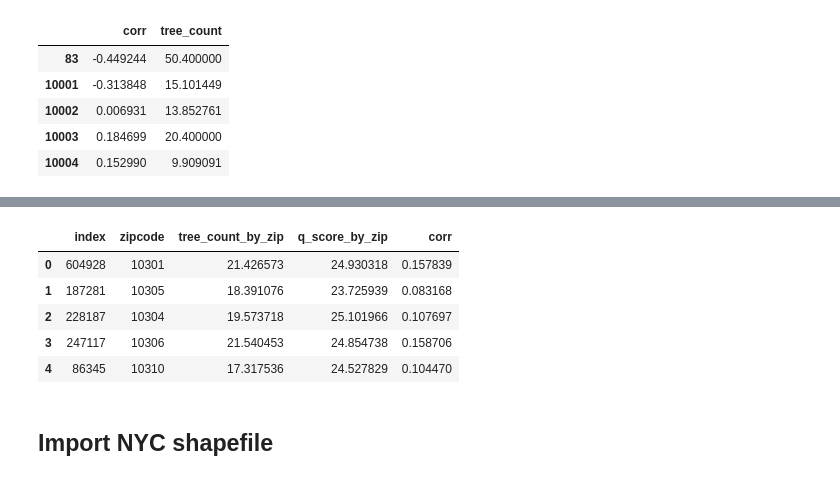
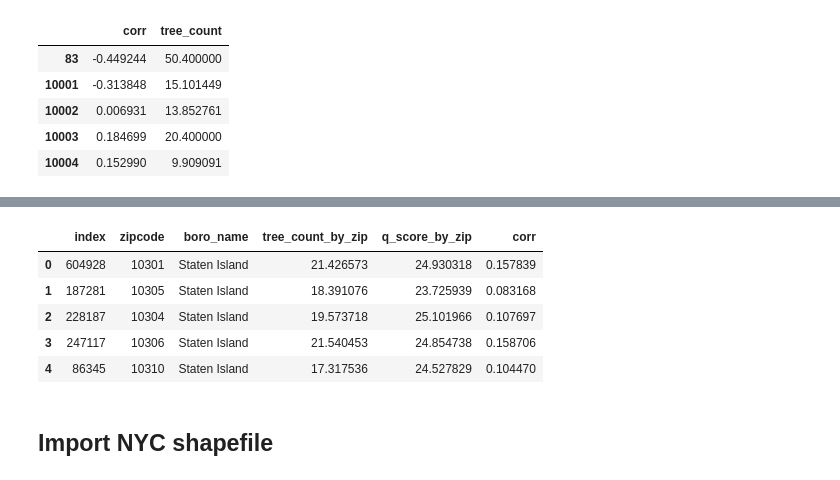
Before and after one commit to lizkalina/smart-cities, a Jupyter notebook: Tree Census Exploration.ipynb, the cells around one changed output, grey strips where cells are left out. Drawn from its saved outputs; the diff is of its cells as text; code cells hidden in the pictures.

```diff
--- a/Tree Census Exploration.ipynb
+++ b/Tree Census Exploration.ipynb
@@ -182,7 +189,7 @@ trees_zip.head()
 | 203577 | Staten Island | 10305 | Grasmere-Arrochar-Ft. Wadsworth | 50064001000 | 12 | 23.437673 | 0.083168 | 18.391076 |
 # %%
 zip_mean_score = no_dup.groupby('zipcode')['q_score'].mean().to_frame()
-score_tree_zip = pd.merge(trees_zip, zip_score, how='left', left_on='zipcode', right_index=True, suffixes=('', '_by_zip'))
+score_tree_zip = pd.merge(trees_zip, zip_mean_score, how='left', left_on='zipcode', right_index=True, suffixes=('', '_by_zip'))
 # %%
 score_tree_zip.head()
 # %% [output]
@@ -193,15 +200,15 @@ score_tree_zip.head()
 | 161121 | Staten Island | 10304 | Grymes Hill-Clifton-Fox Hills | 50040001000 | 19 | 22.888495 | 0.107697 | 19.573718 | ... |
 | 203577 | Staten Island | 10305 | Grasmere-Arrochar-Ft. Wadsworth | 50064001000 | 12 | 23.437673 | 0.083168 | 18.391076 | ... |
 # %%
-by_zip = score_tree_zip[['zipcode','tree_count_by_zip','q_score_by_zip','corr']].drop_duplicates().reset_index()
+by_zip = score_tree_zip[['zipcode','boro_name','tree_count_by_zip','q_score_by_zip','corr']].drop_duplicates().reset_index()
 by_zip.head()
 # %% [output]
-|  | index | zipcode | tree_count_by_zip | q_score_by_zip | corr |
-| 0 | 604928 | 10301 | 21.426573 | 24.930318 | 0.157839 |
-| 1 | 187281 | 10305 | 18.391076 | 23.725939 | 0.083168 |
-| 2 | 228187 | 10304 | 19.573718 | 25.101966 | 0.107697 |
-| 3 | 247117 | 10306 | 21.540453 | 24.854738 | 0.158706 |
-| 4 | 86345 | 10310 | 17.317536 | 24.527829 | 0.104470 |
+|  | index | zipcode | boro_name | tree_count_by_zip | q_score_by_zip | corr |
+| 0 | 604928 | 10301 | Staten Island | 21.426573 | 24.930318 | 0.157839 |
+| 1 | 187281 | 10305 | Staten Island | 18.391076 | 23.725939 | 0.083168 |
+| 2 | 228187 | 10304 | Staten Island | 19.573718 | 25.101966 | 0.107697 |
+| 3 | 247117 | 10306 | Staten Island | 21.540453 | 24.854738 | 0.158706 |
+| 4 | 86345 | 10310 | Staten Island | 17.317536 | 24.527829 | 0.104470 |
 # %% [markdown]
 ## Import NYC shapefile
 # %%
```
Also changed, not shown: parts of 16 cells of this notebook, 1 other file.
